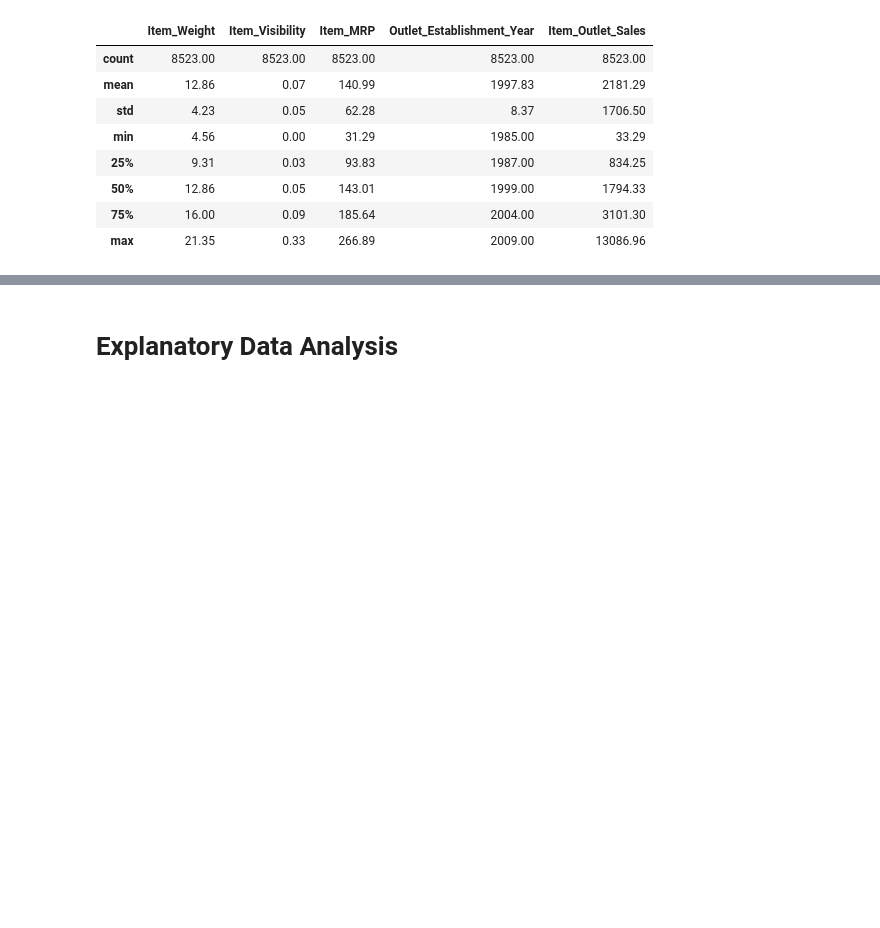
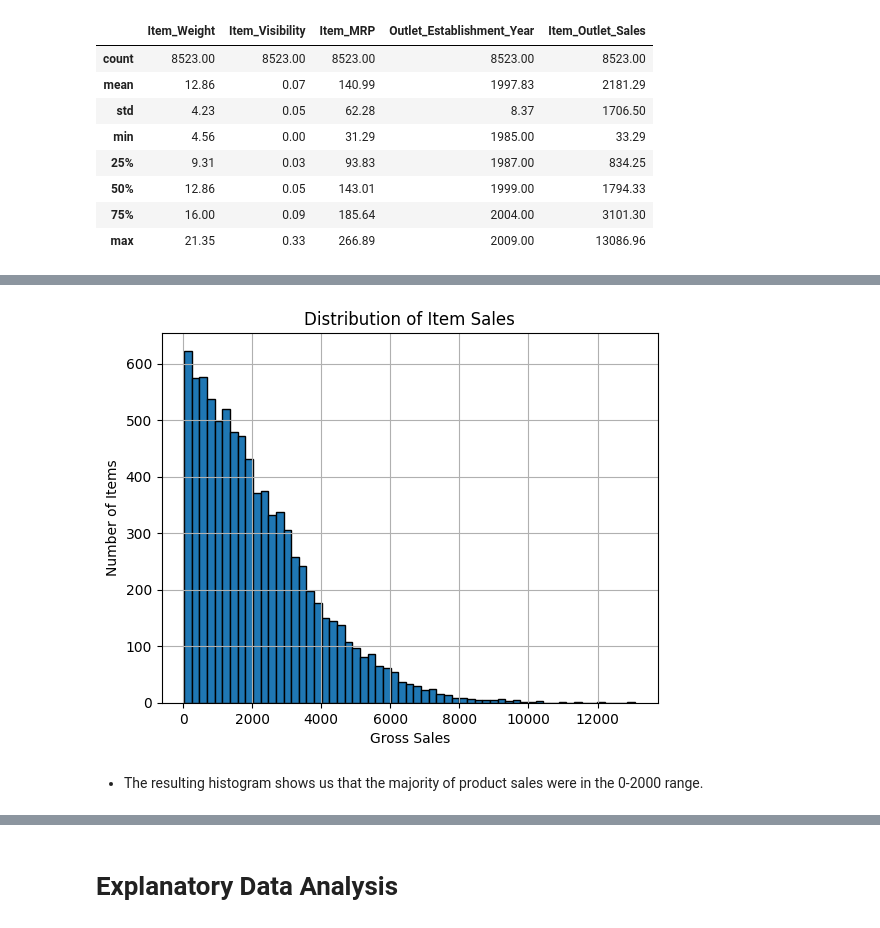
Before and after one commit to chrispydocodes/Prediction-of-Project-Sales, a Jupyter notebook: Project_1_Chris_Do.ipynb, the cells around one changed output, grey strips where cells are left out. Cells and saved outputs as stored; diff of their text form; code cells hidden in the pictures; blank space fills up the shorter version.

```diff
--- a/Project_1_Chris_Do.ipynb
+++ b/Project_1_Chris_Do.ipynb
@@ -283,0 +322,9 @@ df.describe().round(2)
+# %%
+ax_hist2 = df['Item_Outlet_Sales'].hist(bins='auto', edgecolor='black')
+ax_hist2.set_title('Distribution of Item Sales')
+ax_hist2.set_xlabel('Gross Sales')
+ax_hist2.set_ylabel('Number of Items');
+# %% [output]
+[figure, added]
+# %% [markdown]
+- The resulting histogram shows us that the majority of product sales were in the 0-2000 range.
```
Also changed, not shown: parts of 40 cells of this notebook.
